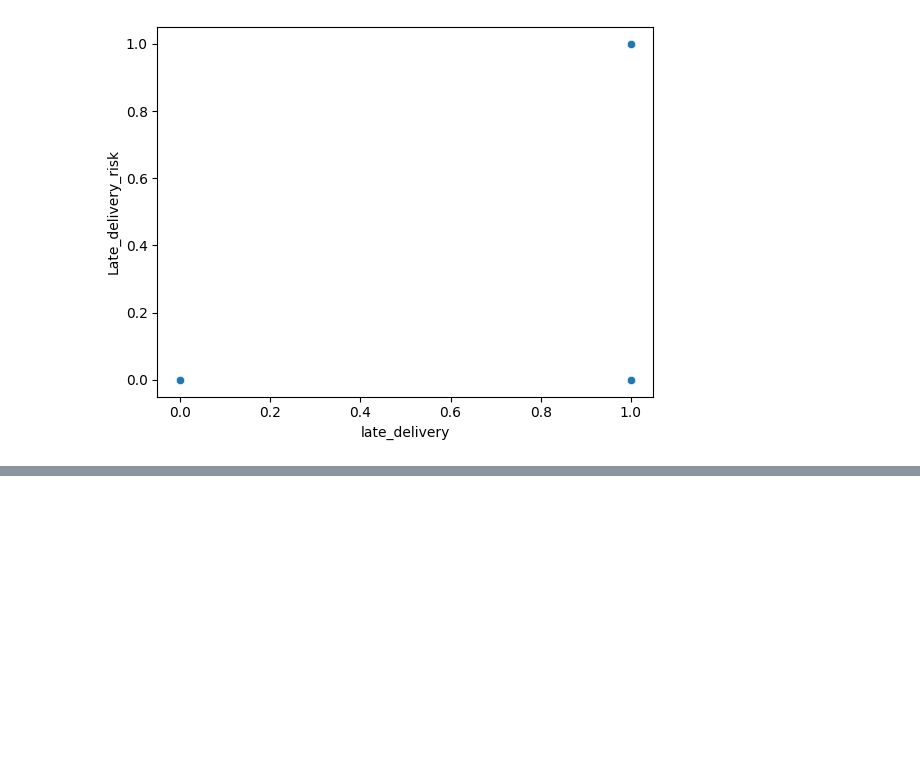
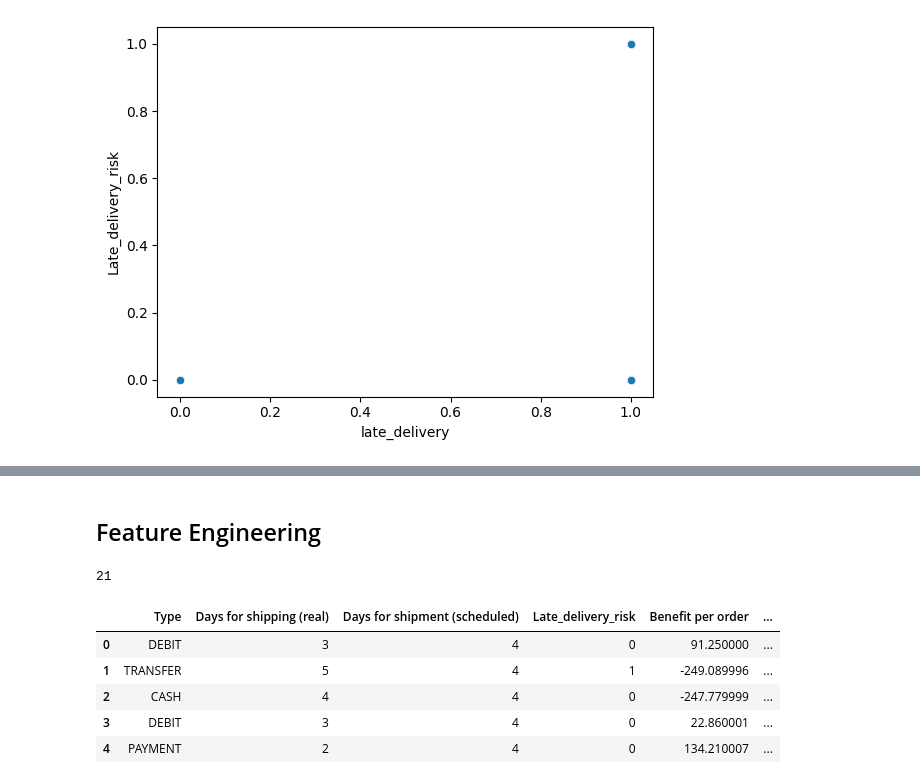
Before and after one commit to hlang014/MY-DAC-Curriculum, a Jupyter notebook: DAC-006_Machine_Learning/Internal Project 1.ipynb, the cells around one changed output, grey strips where cells are left out. Cells and saved outputs as stored; diff of their text form; code cells hidden in the pictures; blank space fills up the shorter version.

```diff
--- a/DAC-006_Machine_Learning/Internal Project 1.ipynb
+++ b/DAC-006_Machine_Learning/Internal Project 1.ipynb
@@ -84,0 +126,2 @@ sns.scatterplot(x="late_delivery",y="Late_delivery_risk",data=df)
+# %%
+df = df.drop(columns = ['Type', 'Shipping Mode'])
@@ -84,0 +137,35 @@ sns.scatterplot(x="late_delivery",y="Late_delivery_risk",data=df)
+# %% [markdown]
+## Feature Engineering
+# %%
+# Converting date columns into date-time format for easier analysis
+
+df['shipping_date'] = pd.to_datetime(df['shipping date (DateOrders)'])
+df['order_date'] = pd.to_datetime(df['order date (DateOrders)'])
+# %%
+# Handling Time and date variables
+df['order_year'] = pd.DatetimeIndex(df['order_date']).year
+df['order_month'] = pd.DatetimeIndex(df['order_date']).month
+df['order_day'] = pd.DatetimeIndex(df['order_date']).day
+df['shipping_year'] = pd.DatetimeIndex(df['shipping_date']).year
+df['shipping_month'] = pd.DatetimeIndex(df['shipping_date']).month
+df['shipping_day'] = pd.DatetimeIndex(df['shipping_date']).day
+# %%
+# Chooisng which features to include into DecisionTree
+new_df_features = ['Type','Days for shipping (real)','Days for shipment (scheduled)','Late_delivery_risk','Benefit per order',
+                    'Sales per customer','Latitude','Longitude','Shipping Mode','Order Status','Order Region',
+                    'Order Country','Order City','Market','Delivery Status','order_day','order_month','order_year',
+                    'shipping_day','shipping_month','shipping_year']
+len(new_df_features)
+# %% [output]
+21
+# %%
+new_df = df[new_df_features]
+model_df = new_df
+new_df.head()
+# %% [output]
+|  | Type | Days for shipping (real) | Days for shipment (scheduled) | Late_delivery_risk | Benefit per order | ... |
+| 0 | DEBIT | 3 | 4 | 0 | 91.250000 | ... |
+| 1 | TRANSFER | 5 | 4 | 1 | -249.089996 | ... |
+| 2 | CASH | 4 | 4 | 0 | -247.779999 | ... |
+| 3 | DEBIT | 3 | 4 | 0 | 22.860001 | ... |
+| 4 | PAYMENT | 2 | 4 | 0 | 134.210007 | ... |
```
Also changed, not shown: parts of 14 cells of this notebook, 1 other file.
